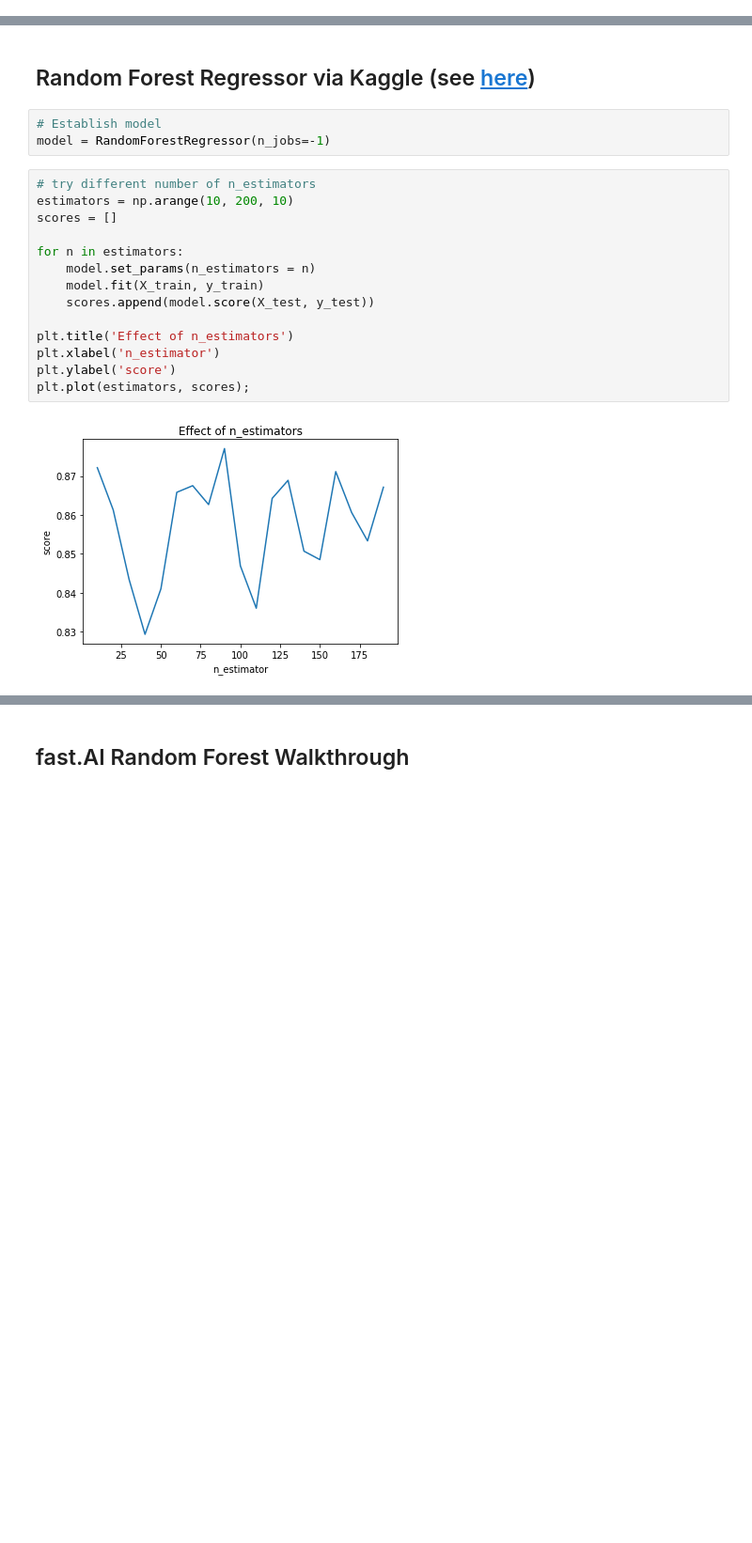
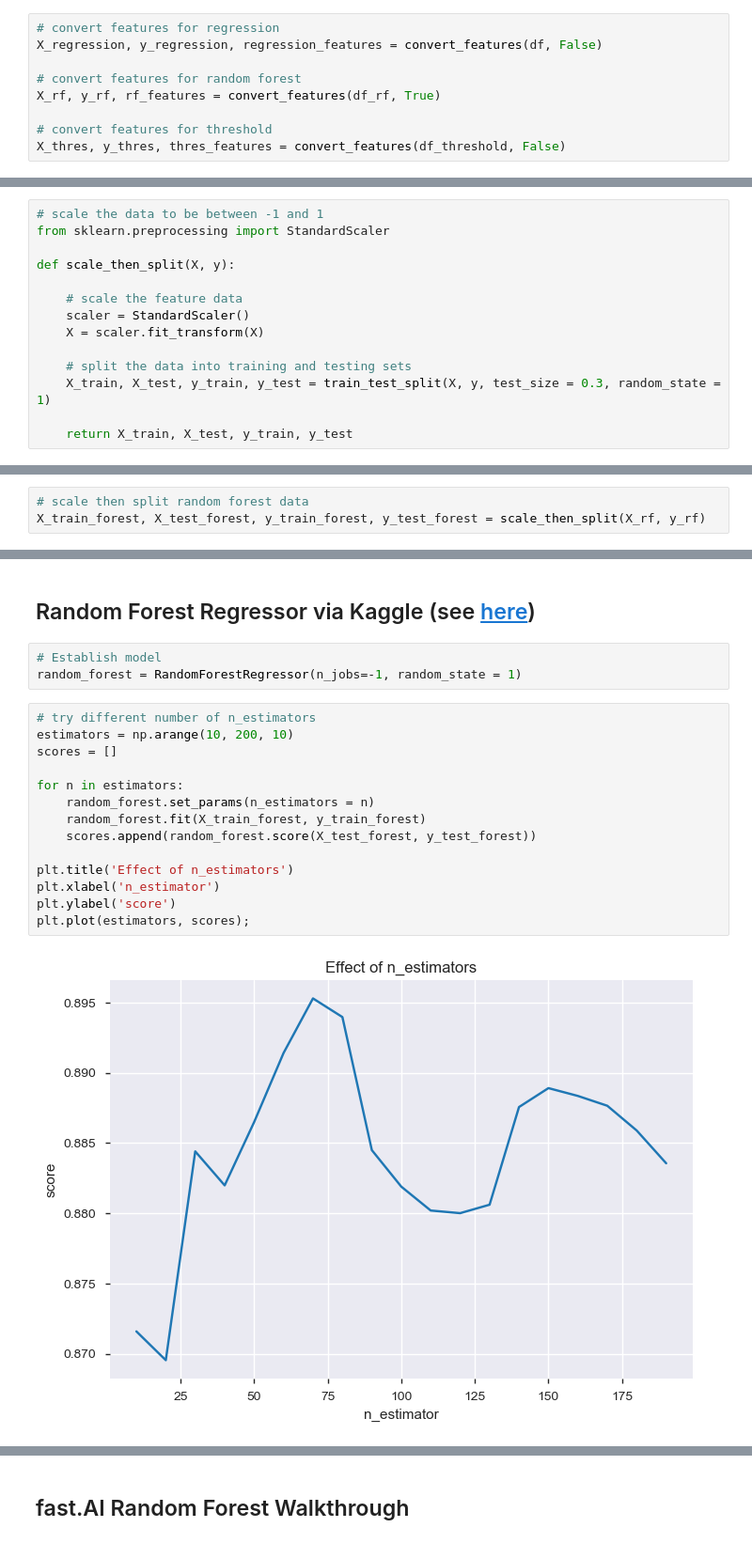
Before and after one commit to earny-joe/Springboard-DS-Portfolio, a Jupyter notebook: capstone_1/basketball/Individual_Player_Stats/Exploratory-ML.ipynb, the cells around one changed output, grey strips where cells are left out. Shown at 94% size. Saved outputs shown, nothing was run; the diff lists cells and outputs as text; blank space fills up the shorter version.

```diff
--- a/capstone_1/basketball/Individual_Player_Stats/Exploratory-ML.ipynb
+++ b/capstone_1/basketball/Individual_Player_Stats/Exploratory-ML.ipynb
@@ -96,0 +132,9 @@ X = np.array(X)
+# %%
+# convert features for regression
+X_regression, y_regression, regression_features = convert_features(df, False)
+
+# convert features for random forest
+X_rf, y_rf, rf_features = convert_features(df_rf, True)
+
+# convert features for threshold
+X_thres, y_thres, thres_features = convert_features(df_threshold, False)
@@ -97,2 +152,16 @@ X = np.array(X)
+# %%
+# scale the data to be between -1 and 1
+from sklearn.preprocessing import StandardScaler
+
+def scale_then_split(X, y):
+
+    # scale the feature data
+    scaler = StandardScaler()
+    X = scaler.fit_transform(X)
+
+    # split the data into training and testing sets
+    X_train, X_test, y_train, y_test = train_test_split(X, y, test_size = 0.3, random_state = 1)
+
+    return X_train, X_test, y_train, y_test
 # %% [markdown]
 ## Training and Testing Sets
@@ -98,0 +171,3 @@ X = np.array(X)
+# %%
+# scale then split random forest data
+X_train_forest, X_test_forest, y_train_forest, y_test_forest = scale_then_split(X_rf, y_rf)
@@ -126,20 +211,20 @@ X_test = scaler.transform(X_test)
 ## Random Forest Regressor via Kaggle (see [here](https://www.kaggle.com/nsrose7224/random-forest-regressor-accuracy-0-91))
 # %%
 # Establish model
-model = RandomForestRegressor(n_jobs=-1)
+random_forest = RandomForestRegressor(n_jobs=-1, random_state = 1)
 # %%
 # try different number of n_estimators
 estimators = np.arange(10, 200, 10)
 scores = []
 
 for n in estimators:
-    model.set_params(n_estimators = n)
-    model.fit(X_train, y_train)
-    scores.append(model.score(X_test, y_test))
+    random_forest.set_params(n_estimators = n)
+    random_forest.fit(X_train_forest, y_train_forest)
+    scores.append(random_forest.score(X_test_forest, y_test_forest))
 
 plt.title('Effect of n_estimators')
 plt.xlabel('n_estimator')
 plt.ylabel('score')
 plt.plot(estimators, scores);
 # %% [output]
-[figure, old version]
+[figure, new version]
```
Also changed, not shown: parts of 41 cells of this notebook.
